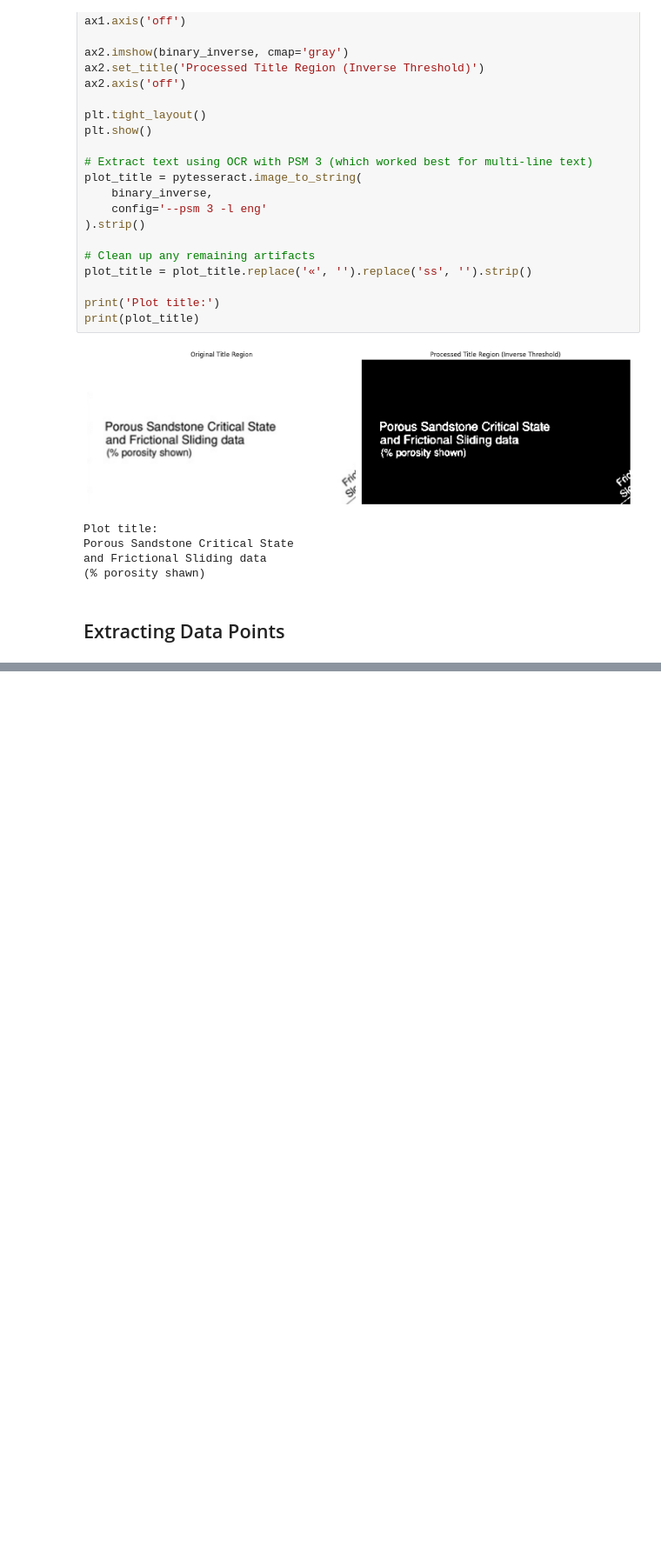
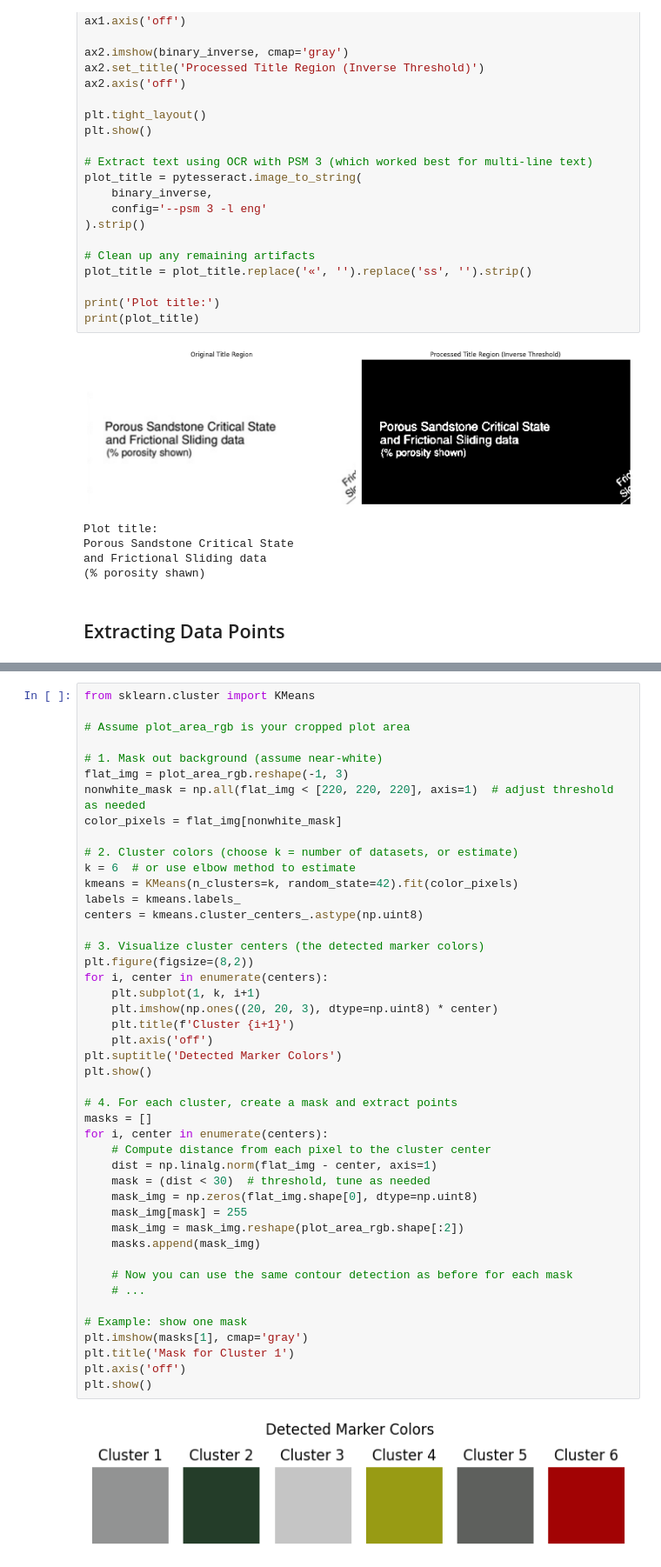
Before and after one commit to sa-diq/rock-strength, a Jupyter notebook: segmentation.ipynb, the cells around one changed output, grey strips where cells are left out. Shown at 87% size. Drawn from its saved outputs; the diff is of its cells as text; blank space fills up the shorter version.

Commit message:
extracting data points

```diff
--- a/segmentation.ipynb
+++ b/segmentation.ipynb
@@ -475,3 +474,50 @@ print("Centroids (plot-area coordinates):", centroids)
 # %% [output]
 [figure]
 Centroids (plot-area coordinates): [(436, 335), (160, 315), (199, 290), (236, 269), (272, 246), (310, 221), (355, 203)]
+# %%
+from sklearn.cluster import KMeans
+
+# Assume plot_area_rgb is your cropped plot area
+
+# 1. Mask out background (assume near-white)
+flat_img = plot_area_rgb.reshape(-1, 3)
+nonwhite_mask = np.all(flat_img < [220, 220, 220], axis=1)  # adjust threshold as needed
+color_pixels = flat_img[nonwhite_mask]
+
+# 2. Cluster colors (choose k = number of datasets, or estimate)
+k = 6  # or use elbow method to estimate
+kmeans = KMeans(n_clusters=k, random_state=42).fit(color_pixels)
+labels = kmeans.labels_
+centers = kmeans.cluster_centers_.astype(np.uint8)
+
+# 3. Visualize cluster centers (the detected marker colors)
+plt.figure(figsize=(8,2))
+for i, center in enumerate(centers):
+    plt.subplot(1, k, i+1)
+    plt.imshow(np.ones((20, 20, 3), dtype=np.uint8) * center)
+    plt.title(f'Cluster {i+1}')
+    plt.axis('off')
+plt.suptitle('Detected Marker Colors')
+plt.show()
+
+# 4. For each cluster, create a mask and extract points
+masks = []
+for i, center in enumerate(centers):
+    # Compute distance from each pixel to the cluster center
+    dist = np.linalg.norm(flat_img - center, axis=1)
+    mask = (dist < 30)  # threshold, tune as needed
+    mask_img = np.zeros(flat_img.shape[0], dtype=np.uint8)
+    mask_img[mask] = 255
+    mask_img = mask_img.reshape(plot_area_rgb.shape[:2])
+    masks.append(mask_img)
+
+    # Now you can use the same contour detection as before for each mask
+    # ...
+
+# Example: show one mask
+plt.imshow(masks[1], cmap='gray')
+plt.title('Mask for Cluster 1')
+plt.axis('off')
+plt.show()
+# %% [output]
+[figure, added]
```
Also changed, not shown: parts of 4 cells of this notebook.
